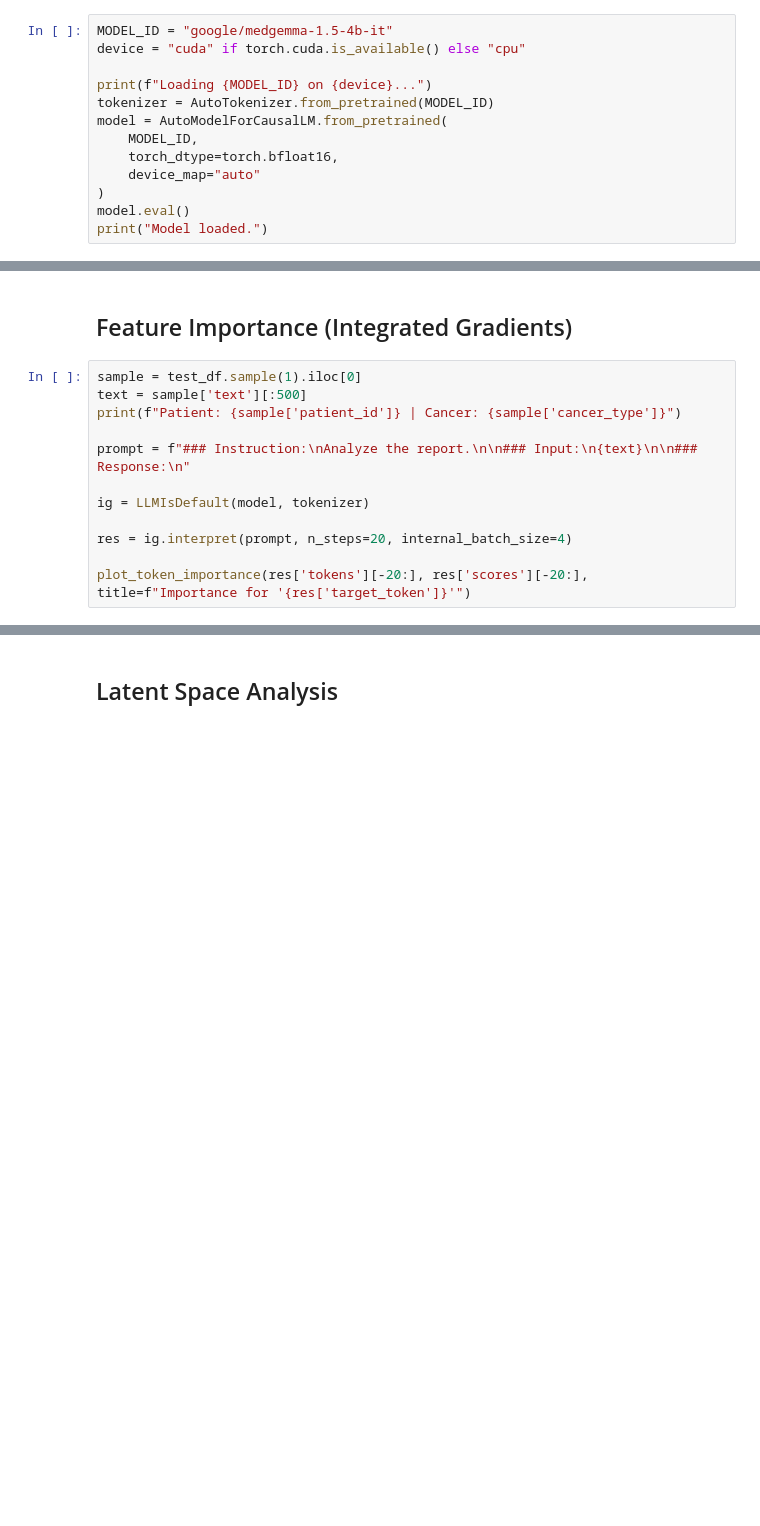
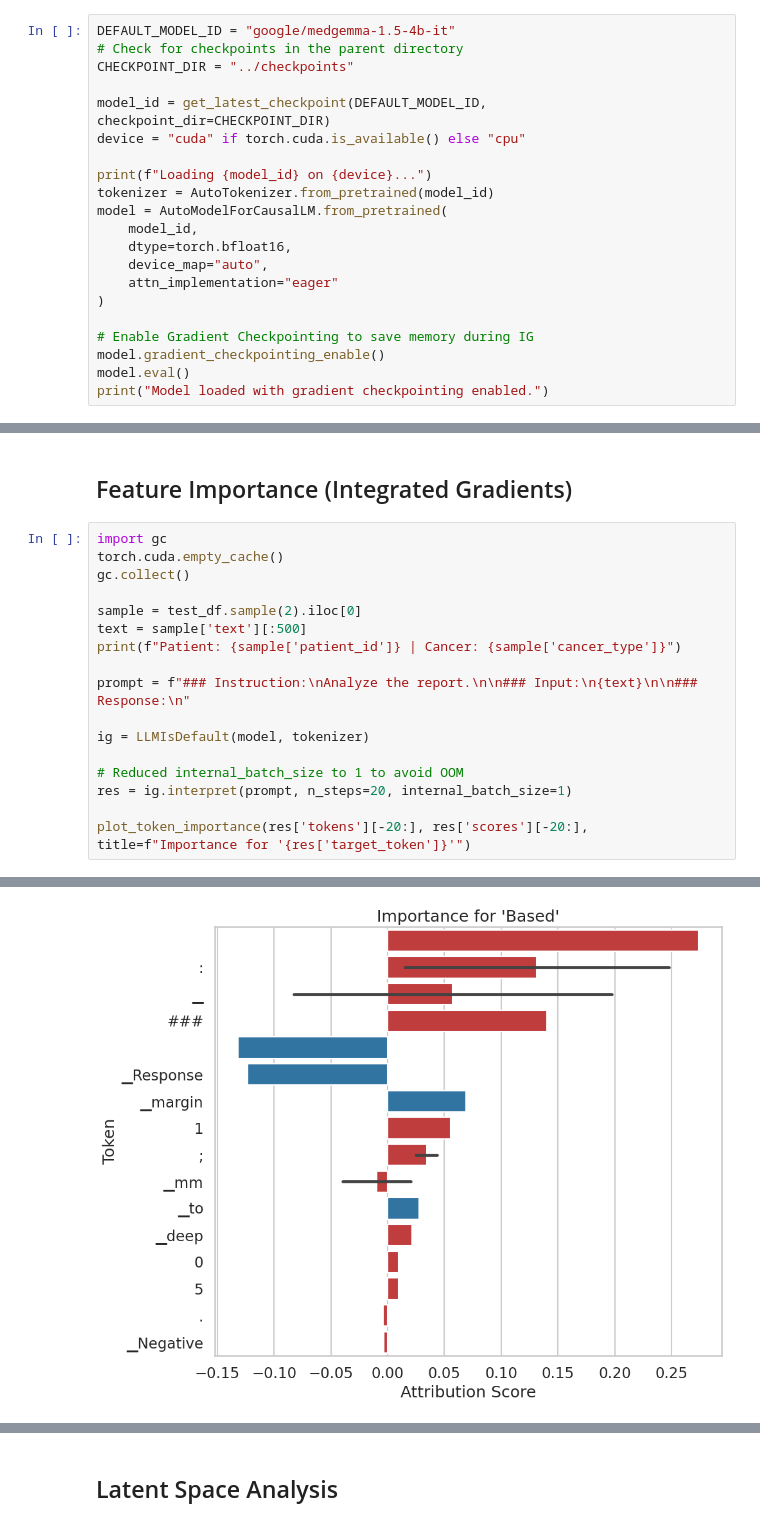
Before and after one commit to MuhammadUmairHaider/Med_Intrep, a Jupyter notebook: notebooks/interpretability.ipynb, the cells around one changed output, grey strips where cells are left out. Drawn from its saved outputs; the diff is of its cells as text; blank space fills up the shorter version.

Commit message:
feat: Finalize interpretability suite, fix lint errors, configure formatters

```diff
--- a/notebooks/interpretability.ipynb
+++ b/notebooks/interpretability.ipynb
@@ -23,15 +24,23 @@ from src.interpretability.counterfactuals.generation import sensitivity_check
 # %% [markdown]
 ## Load Model & Data
 # %%
-MODEL_ID = "google/medgemma-1.5-4b-it"
+DEFAULT_MODEL_ID = "google/medgemma-1.5-4b-it"
+# Check for checkpoints in the parent directory
+CHECKPOINT_DIR = "../checkpoints"
+
+model_id = get_latest_checkpoint(DEFAULT_MODEL_ID, checkpoint_dir=CHECKPOINT_DIR)
 device = "cuda" if torch.cuda.is_available() else "cpu"
 
-print(f"Loading {MODEL_ID} on {device}...")
-tokenizer = AutoTokenizer.from_pretrained(MODEL_ID)
+print(f"Loading {model_id} on {device}...")
+tokenizer = AutoTokenizer.from_pretrained(model_id)
 model = AutoModelForCausalLM.from_pretrained(
-    MODEL_ID,
-    torch_dtype=torch.bfloat16,
-    device_map="auto"
+    model_id,
+    dtype=torch.bfloat16,
+    device_map="auto",
+    attn_implementation="eager"
 )
+
+# Enable Gradient Checkpointing to save memory during IG
+model.gradient_checkpointing_enable()
 model.eval()
-print("Model loaded.")
+print("Model loaded with gradient checkpointing enabled.")
@@ -42,7 +60,11 @@ test_df.head(2)
 # %% [markdown]
 ## Feature Importance (Integrated Gradients)
 # %%
-sample = test_df.sample(1).iloc[0]
+import gc
+torch.cuda.empty_cache()
+gc.collect()
+
+sample = test_df.sample(2).iloc[0]
 text = sample['text'][:500]
 print(f"Patient: {sample['patient_id']} | Cancer: {sample['cancer_type']}")
 
@@ -50,6 +72,8 @@ prompt = f"### Instruction:\nAnalyze the report.\n\n### Input:\n{text}\n\n### Re
 
 ig = LLMIsDefault(model, tokenizer)
 
-res = ig.interpret(prompt, n_steps=20, internal_batch_size=4)
+# Reduced internal_batch_size to 1 to avoid OOM
+res = ig.interpret(prompt, n_steps=20, internal_batch_size=1)
 
 plot_token_importance(res['tokens'][-20:], res['scores'][-20:], title=f"Importance for '{res['target_token']}'")
+# %% [output]
@@ -56,3 +81,4 @@ plot_token_importance(res['tokens'][-20:], res['scores'][-20:], title=f"Importan
+[figure, added]
 # %%
 from IPython.core.display import display, HTML
 from src.interpretability.viz.utils import plot_text_heatmap
```
Also changed, not shown: parts of 5 cells of this notebook, 21 other files.
